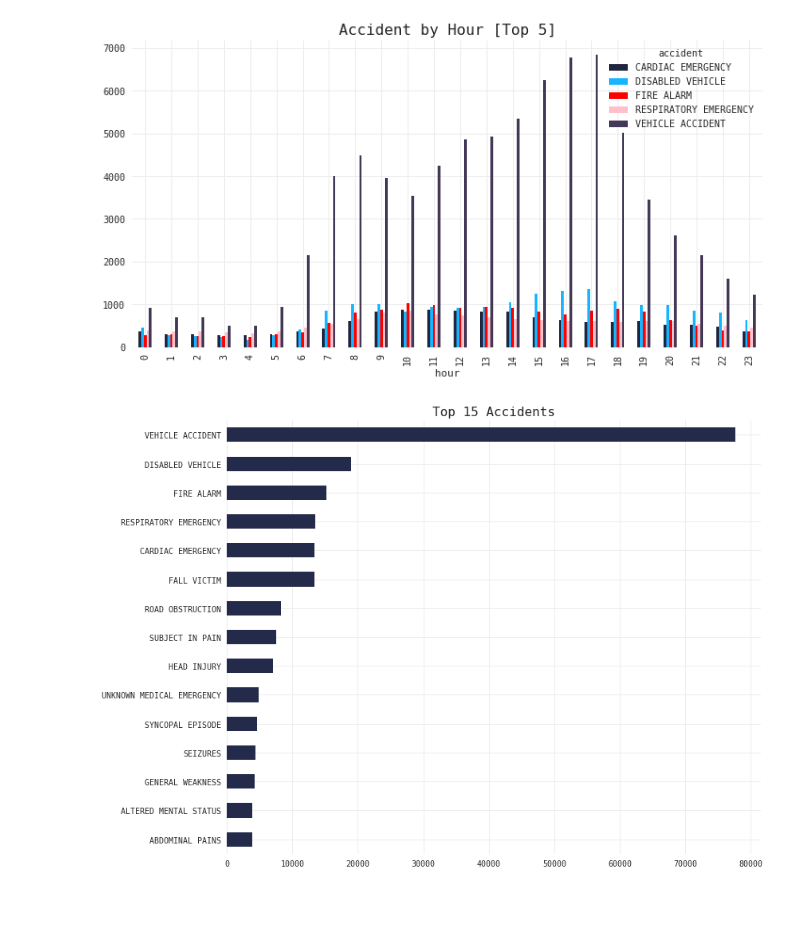
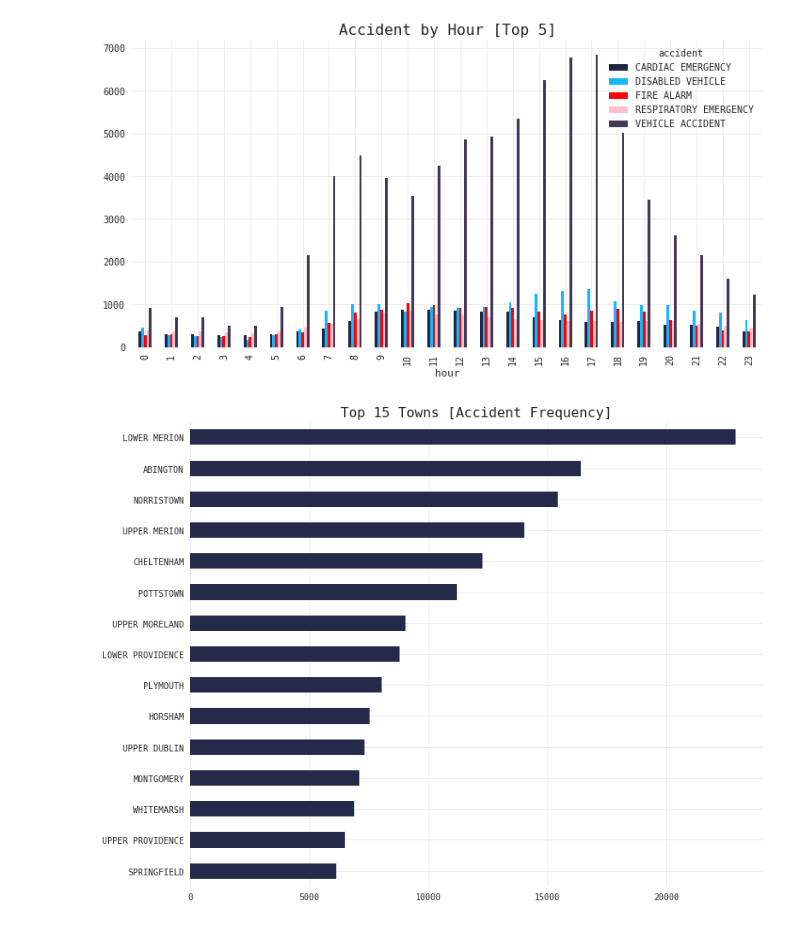
Before and after one commit to qu4ku/datasets-analysis, a Jupyter notebook: 006-emergency-911-calls.ipynb, the cells around one changed output. Cells and saved outputs as stored; diff of their text form; code cells hidden in the pictures.

```diff
--- a/006-emergency-911-calls.ipynb
+++ b/006-emergency-911-calls.ipynb
@@ -173,6 +180,8 @@ df['year'] = df.timeStamp.dt.year
 df['month'] = df.timeStamp.dt.month
 df['dow'] = df.timeStamp.dt.dayofweek
 df['hour'] = df.timeStamp.dt.hour
+# %%
+df['zip'] = df.zip.dropna().apply(lambda x: str(x).split('.')[0])
 # %%
 df['type'] = df.title.apply(lambda x: x.split(':')[0])
 df['accident'] = df.title.apply(lambda x: x.split(':')[1].strip(' -'))
@@ -281,7 +292,7 @@ plt.title('Accident by Hour [Top 5]');
 # %%
 top_range = 15
 plt.figure(figsize=(12, 10))
-df.accident.value_counts()[:top_range].sort_values(ascending=True).plot(kind='barh', color=MC)
-plt.title('Top {} Accidents'.format(top_range));
+df.township.value_counts()[:top_range].sort_values(ascending=True).plot(kind='barh', color=MC)
+plt.title('Top {} Towns [Accident Frequency]'.format(top_range));
 # %% [output]
-[figure, old version]
+[figure, new version]
```
Also changed, not shown: parts of 26 cells of this notebook.
